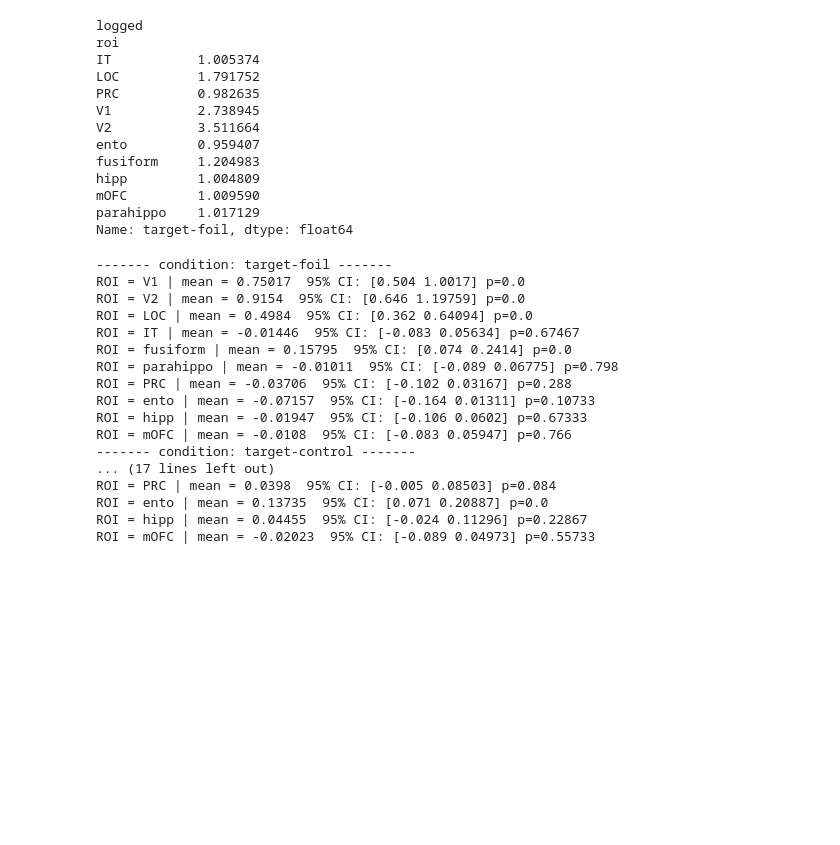
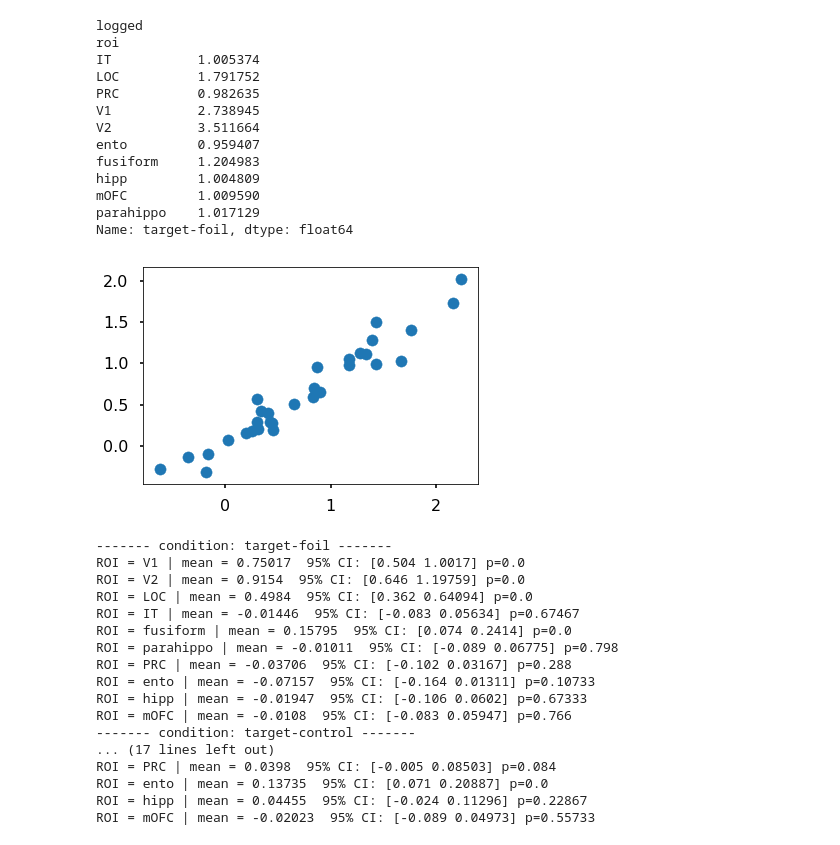
Before and after one commit to cogtoolslab/neurosketch, a Jupyter notebook: predict_obj_during_drawing_from_recog_runs.ipynb, the cells around one changed output. Saved outputs shown, nothing was run; the diff lists cells and outputs as text; code cells hidden in the pictures; blank space fills up the shorter version.

```diff
--- a/predict_obj_during_drawing_from_recog_runs.ipynb
+++ b/predict_obj_during_drawing_from_recog_runs.ipynb
@@ -253,7 +273,7 @@ version = '4way'
 tag = 'raw'
 ALLDM = pd.read_csv('./logistic_timeseries_drawing_neural_{}_{}.csv'.format(version,tag))
 # %%
-run_this = 0
+run_this = 1
 
 if run_this:
     sns.set_context('paper')
@@ -449,13 +469,15 @@ mOFC         1.009590
 parahippo    1.017129
 Name: target-foil, dtype: float64
 # %%
-run_this = 0
+run_this = 1
 if run_this:
     ## comparing 4-way and 2-way probability ratios
     d4way = pd.read_csv('difference_logprobs_4way.csv')
     d2way = pd.read_csv('difference_logprobs_2way.csv')
     inds = d4way['roi']=='V1'
     plt.scatter(d4way[inds]['target-foil'],d2way[inds]['target-foil'])
+# %% [output]
+[figure, added]
 # %%
 conditions = ['target-foil','target-control','foil-control']
 for condition in conditions:
```
Also changed, not shown: parts of 8 cells of this notebook, 13 other files.
